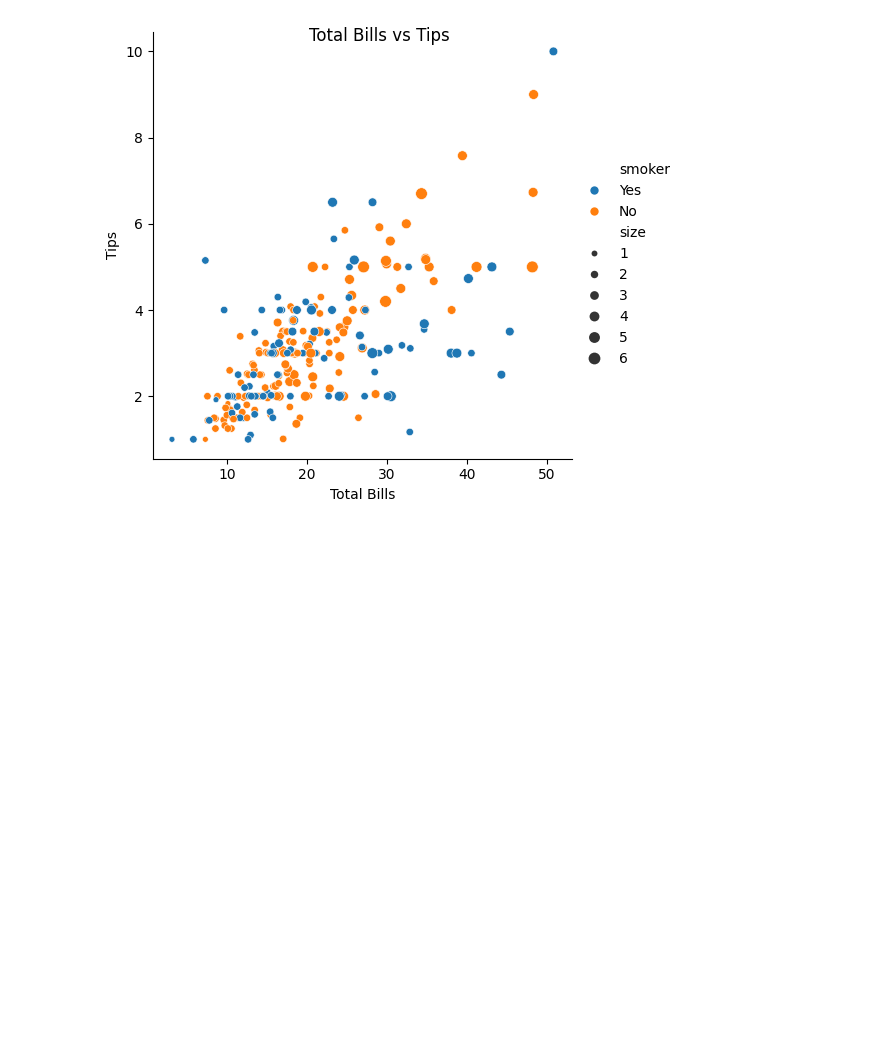
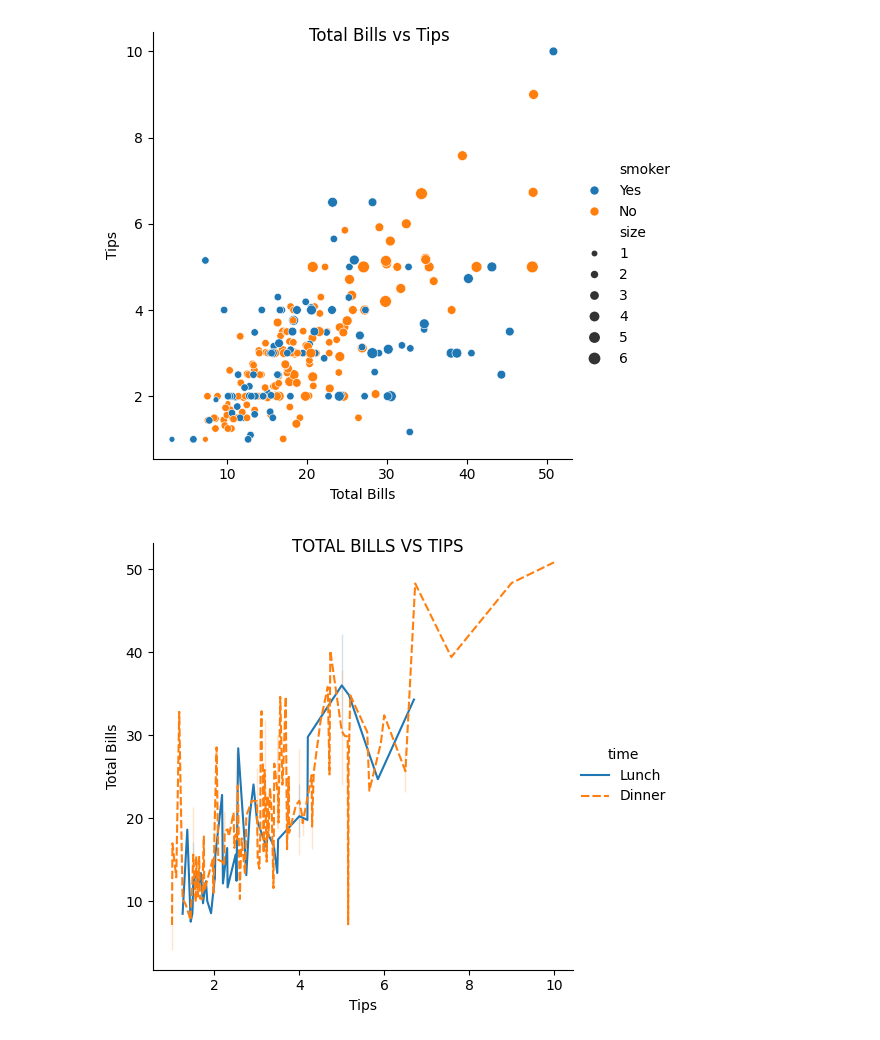
Before and after one commit to HABUDANHAYABK/Associate-Data-Scientist-in-Python, a Jupyter notebook: Data_Visualization_with_Seaborn/plot_customization.ipynb, the cells around one changed output. Drawn from its saved outputs; the diff is of its cells as text; code cells hidden in the pictures; blank space fills up the shorter version.

```diff
--- a/Data_Visualization_with_Seaborn/plot_customization.ipynb
+++ b/Data_Visualization_with_Seaborn/plot_customization.ipynb
@@ -34,3 +34,18 @@ g.set(xlabel='Total Bills',
 plt.show()
 # %% [output]
 [figure]
+# %%
+g = sns.relplot(x="tip",
+            y='total_bill',
+            data = tips,
+            kind='line',
+            hue= 'time',
+            style='time'
+            )
+#set title and label
+g.fig.suptitle("TOTAL BILLS VS TIPS")
+g.set(xlabel='Tips',
+      ylabel='Total Bills')
+plt.show()
+# %% [output]
+[figure, added]
```
